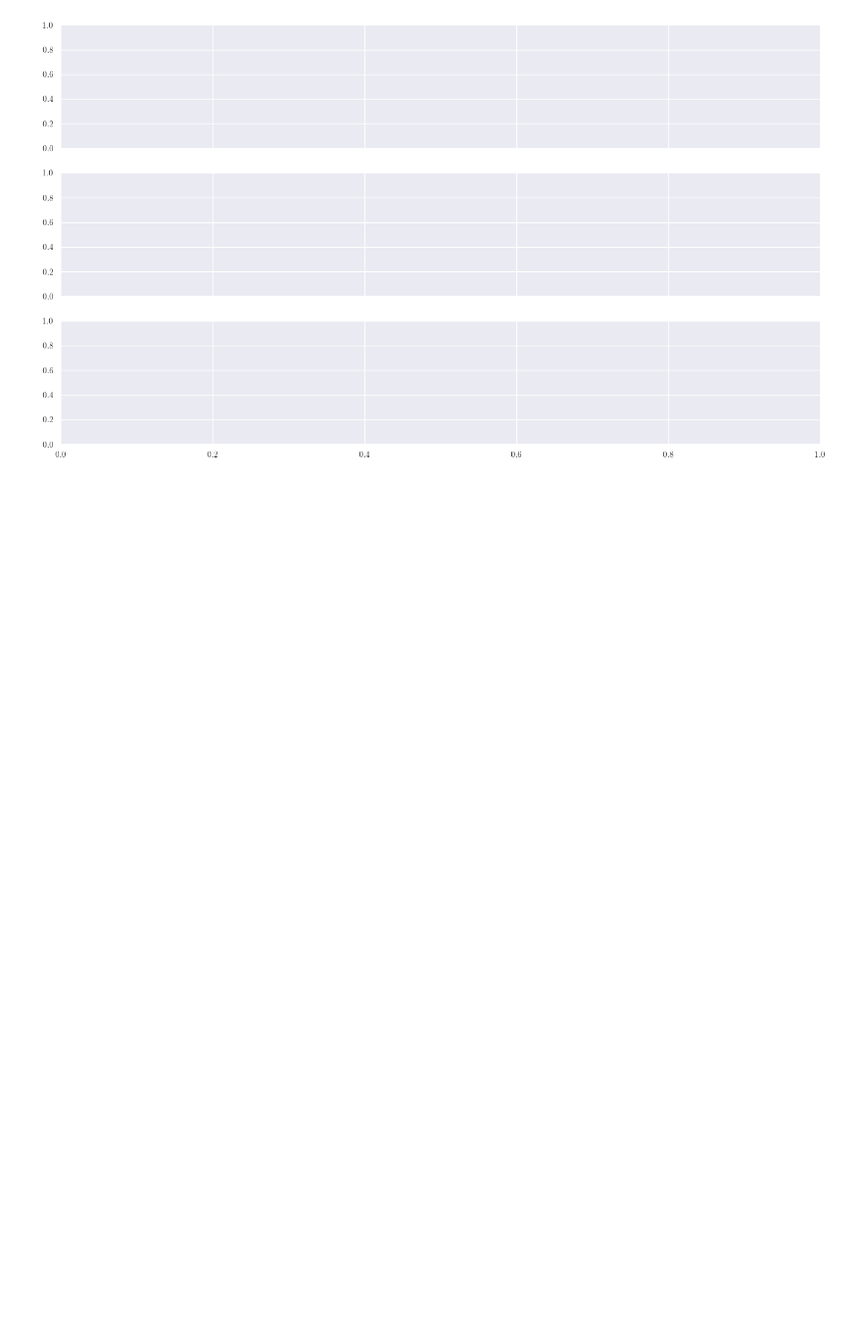
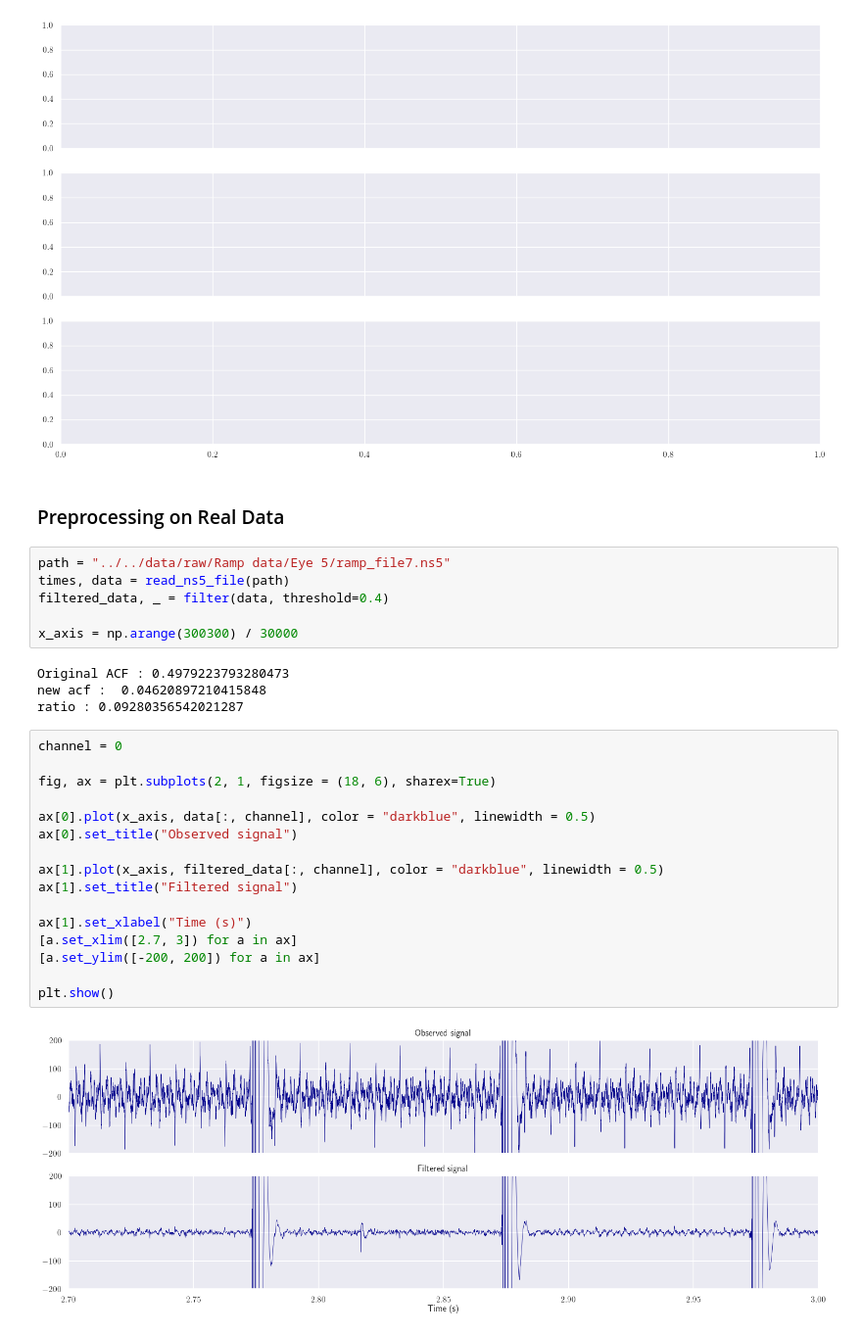
Before and after one commit to TheresaDF/NeuronSpikeEye, a Jupyter notebook: src/visualizations/preprocessing.ipynb, the cells around one changed output. Shown at 98% size. Cells and saved outputs as stored; diff of their text form; blank space fills up the shorter version.

```diff
--- a/src/visualizations/preprocessing.ipynb
+++ b/src/visualizations/preprocessing.ipynb
@@ -180,3 +181,33 @@ savefig(fig, "preprocessing_example", width=(21-3)/2.54, height=(21-3)/2.54*0.55
 # %% [output]
 KeyError: 'obs_signal'
 [figure]
+# %% [markdown]
+### Preprocessing on Real Data
+# %%
+path = "../../data/raw/Ramp data/Eye 5/ramp_file7.ns5"
+times, data = read_ns5_file(path)
+filtered_data, _ = filter(data, threshold=0.4)
+
+x_axis = np.arange(300300) / 30000
+# %% [output]
+Original ACF : 0.4979223793280473
+new acf :  0.04620897210415848
+ratio : 0.09280356542021287
+# %%
+channel = 0
+
+fig, ax = plt.subplots(2, 1, figsize = (18, 6), sharex=True)
+
+ax[0].plot(x_axis, data[:, channel], color = "darkblue", linewidth = 0.5)
+ax[0].set_title("Observed signal")
+
+ax[1].plot(x_axis, filtered_data[:, channel], color = "darkblue", linewidth = 0.5)
+ax[1].set_title("Filtered signal")
+
+ax[1].set_xlabel("Time (s)")
+[a.set_xlim([2.7, 3]) for a in ax]
+[a.set_ylim([-200, 200]) for a in ax]
+
+plt.show()
+# %% [output]
+[figure, added]
```
Also changed, not shown: parts of 1 cell of this notebook.
